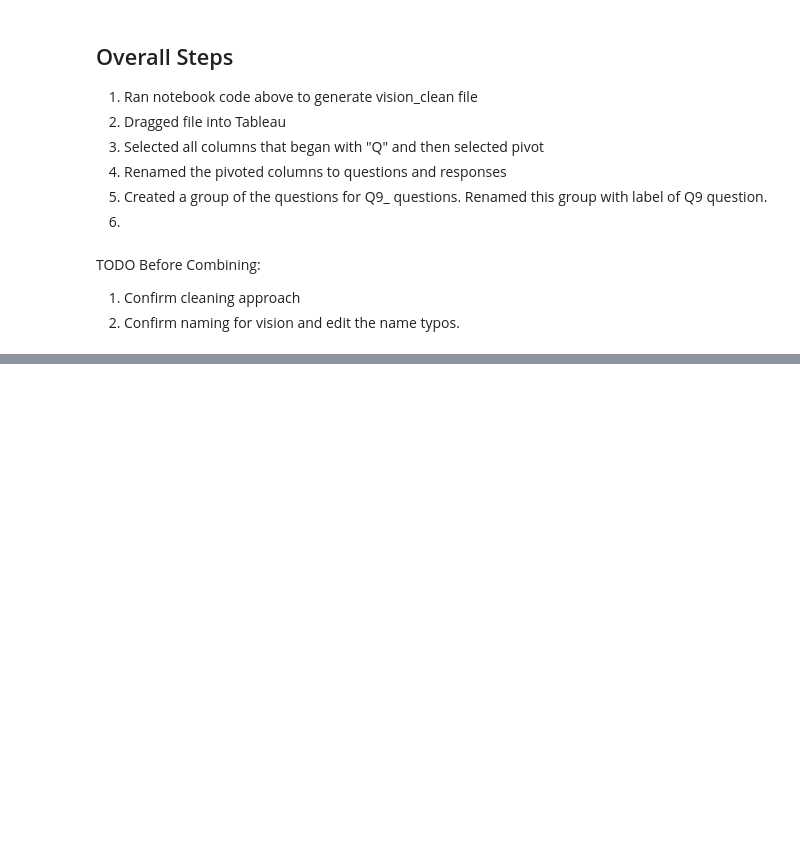
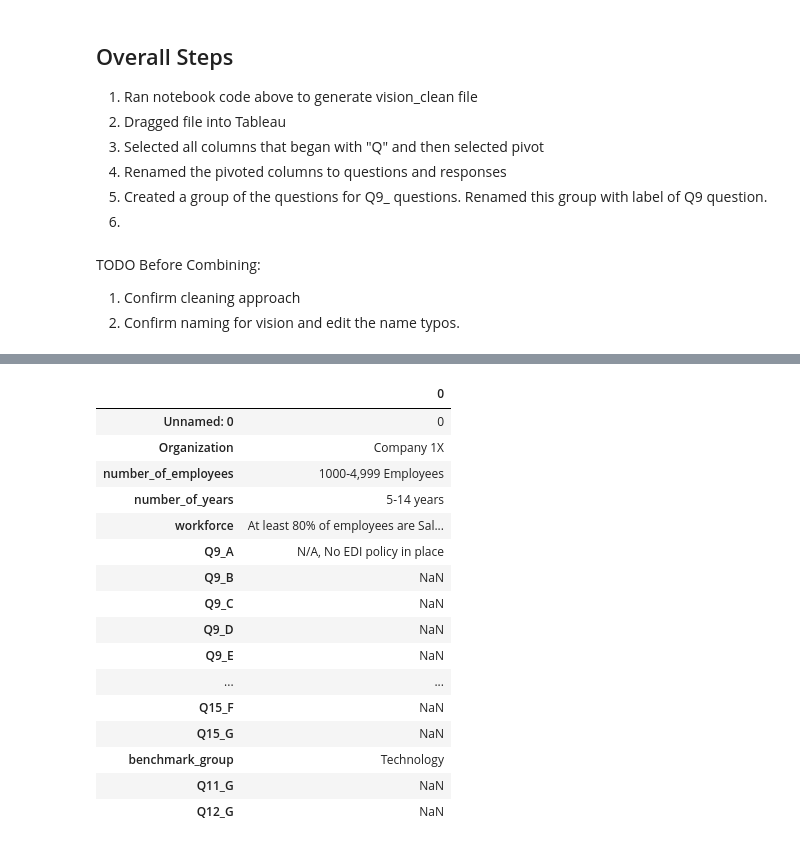
Before and after one commit to anushasilla/gender-ideal, a Jupyter notebook: code/Vision_Data_Cleaning.ipynb, the cells around one changed output, grey strips where cells are left out. Cells and saved outputs as stored; diff of their text form; code cells hidden in the pictures; blank space fills up the shorter version.

```diff
--- a/code/Vision_Data_Cleaning.ipynb
+++ b/code/Vision_Data_Cleaning.ipynb
@@ -610,3 +610,9 @@ df.to_csv("vision_clean_final.csv")
 TODO Before Combining:
 1. Confirm cleaning approach
 2. Confirm naming for vision and edit the name typos.
+# %%
+#Reading in clean csv in case I only want to run this code block
+df = pd.read_csv("../vision_clean_final.csv")
+
+# Set it to None to display all rows in the dataframe
+pd.set_option('display.max_rows', None)
@@ -612,0 +639,25 @@ TODO Before Combining:
+# %%
+# Set it to None to display all rows in the dataframe
+pd.set_option('display.max_rows', None)
+
+#Show me all of the rows for the company I want to visualize
+#Cell > Toggle Scrolling off to see all rows
+df[df["Organization"]=="Company 1X"].T
+# %% [output]
+|  | 0 |
+| Unnamed: 0 | 0 |
+| Organization | Company 1X |
+| number_of_employees | 1000-4,999 Employees |
+| number_of_years | 5-14 years |
+| workforce | At least 80% of employees are Sal... |
+| Q9_A | N/A, No EDI policy in place |
+| Q9_B | NaN |
+| Q9_C | NaN |
+| Q9_D | NaN |
+| Q9_E | NaN |
+| ... | ... |
+| Q15_F | NaN |
+| Q15_G | NaN |
+| benchmark_group | Technology |
+| Q11_G | NaN |
+| Q12_G | NaN |
```
Also changed, not shown: parts of 1 cell of this notebook, 10 other files.
